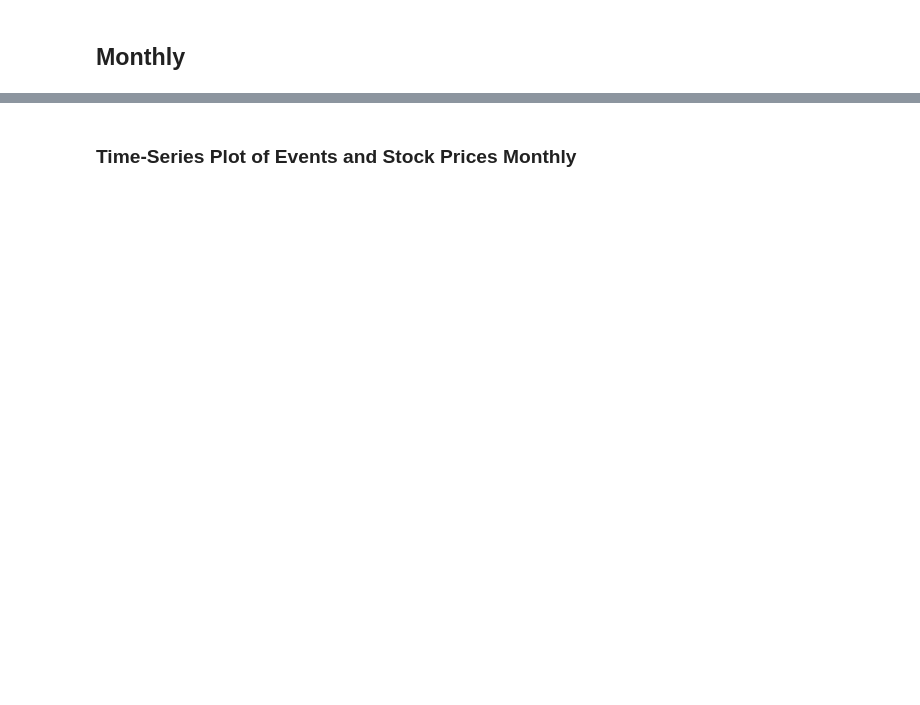
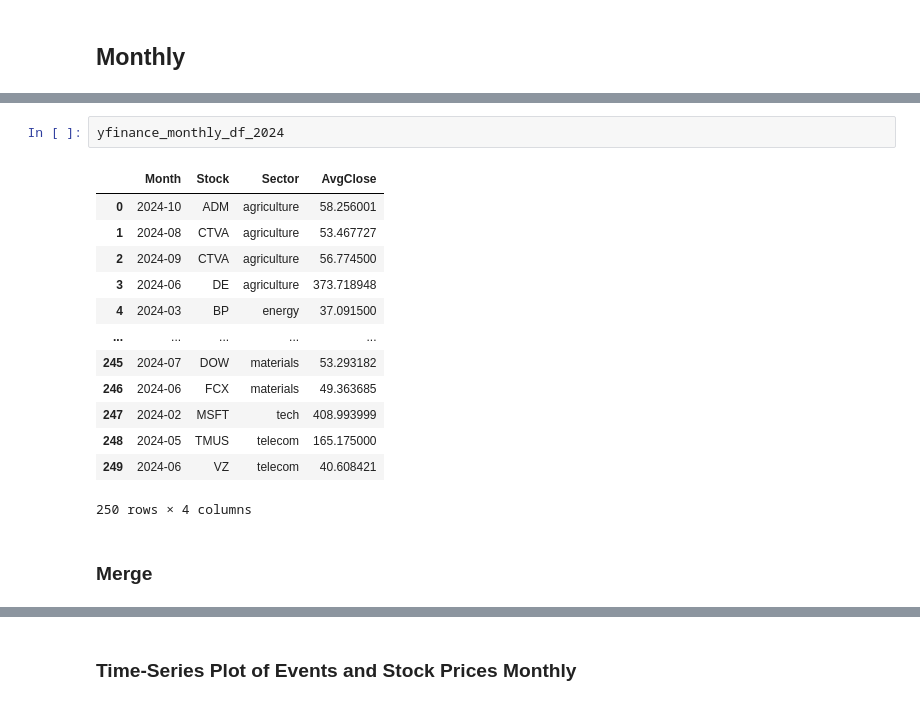
Before and after one commit to cs-muic/dm-2024-t1-pj-eda-honeybadgerlover645, a Jupyter notebook: q3.ipynb, the cells around one changed output, grey strips where cells are left out. Saved outputs shown, nothing was run; the diff lists cells and outputs as text; blank space fills up the shorter version.

```diff
--- a/q3.ipynb
+++ b/q3.ipynb
@@ -97,0 +227,18 @@ merged_monthly_df['Month'] = pd.to_datetime(merged_monthly_df['Month'])
+# %%
+yfinance_monthly_df_2024
+# %% [output]
+|  | Month | Stock | Sector | AvgClose |
+| 0 | 2024-10 | ADM | agriculture | 58.256001 |
+| 1 | 2024-08 | CTVA | agriculture | 53.467727 |
+| 2 | 2024-09 | CTVA | agriculture | 56.774500 |
+| 3 | 2024-06 | DE | agriculture | 373.718948 |
+| 4 | 2024-03 | BP | energy | 37.091500 |
+| ... | ... | ... | ... | ... |
+| 245 | 2024-07 | DOW | materials | 53.293182 |
+| 246 | 2024-06 | FCX | materials | 49.363685 |
+| 247 | 2024-02 | MSFT | tech | 408.993999 |
+| 248 | 2024-05 | TMUS | telecom | 165.175000 |
+| 249 | 2024-06 | VZ | telecom | 40.608421 |
+250 rows × 4 columns
+# %% [markdown]
+### Merge
```
Also changed, not shown: parts of 41 cells of this notebook.
